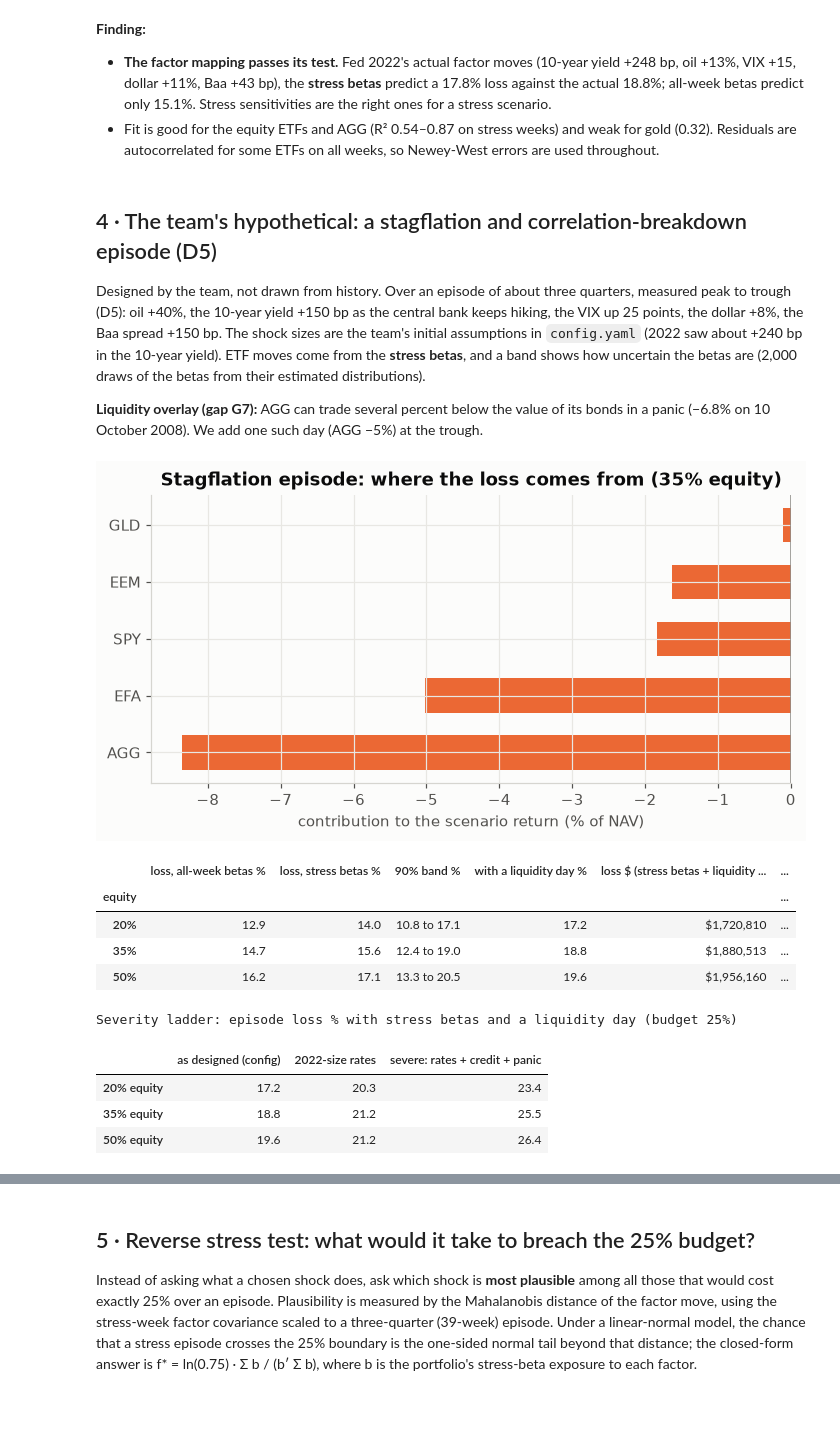
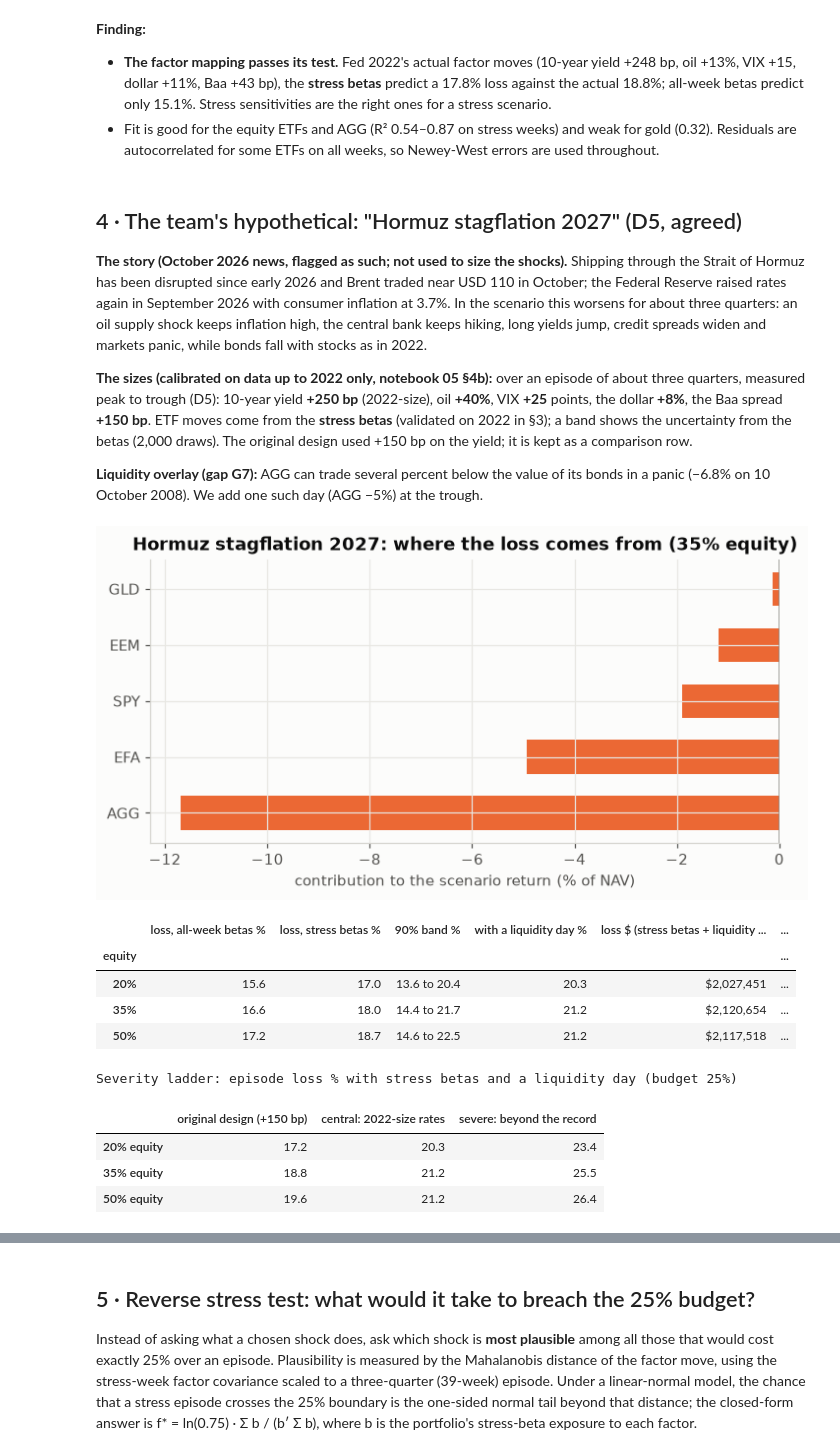
Before and after one commit to Pasidu-Mihiranga/QuantEdge, a Jupyter notebook: notebooks/05_stress_regimes.ipynb, the cells around one changed output, grey strips where cells are left out. Cells and saved outputs as stored; diff of their text form; code cells hidden in the pictures; blank space fills up the shorter version.

```diff
--- a/notebooks/05_stress_regimes.ipynb
+++ b/notebooks/05_stress_regimes.ipynb
@@ -240,56 +240,59 @@ weeks: all 886, stress 130
 - **The factor mapping passes its test.** Fed 2022's actual factor moves (10-year yield +248 bp, oil +13%, VIX +15, dollar +11%, Baa +43 bp), the **stress betas** predict a 17.8% loss against the actual 18.8%; all-week betas predict only 15.1%. Stress sensitivities are the right ones for a stress scenario.
 - Fit is good for the equity ETFs and AGG (R² 0.54–0.87 on stress weeks) and weak for gold (0.32). Residuals are autocorrelated for some ETFs on all weeks, so Newey-West errors are used throughout.
 # %% [markdown]
-## 4 · The team's hypothetical: a stagflation and correlation-breakdown episode (D5)
+## 4 · The team's hypothetical: "Hormuz stagflation 2027" (D5, agreed)
 
-Designed by the team, not drawn from history. Over an episode of about three quarters, measured peak to trough (D5): oil +40%, the 10-year yield +150 bp as the central bank keeps hiking, the VIX up 25 points, the dollar +8%, the Baa spread +150 bp. The shock sizes are the team's initial assumptions in `config.yaml` (2022 saw about +240 bp in the 10-year yield). ETF moves come from the **stress betas**, and a band shows how uncertain the betas are (2,000 draws of the betas from their estimated distributions).
+**The story (October 2026 news, flagged as such; not used to size the shocks).** Shipping through the Strait of Hormuz has been disrupted since early 2026 and Brent traded near USD 110 in October; the Federal Reserve raised rates again in September 2026 with consumer inflation at 3.7%. In the scenario this worsens for about three quarters: an oil supply shock keeps inflation high, the central bank keeps hiking, long yields jump, credit spreads widen and markets panic, while bonds fall with stocks as in 2022.
+
+**The sizes (calibrated on data up to 2022 only, notebook 05 §4b):** over an episode of about three quarters, measured peak to trough (D5): 10-year yield **+250 bp** (2022-size), oil **+40%**, VIX **+25** points, the dollar **+8%**, the Baa spread **+150 bp**. ETF moves come from the **stress betas** (validated on 2022 in §3); a band shows the uncertainty from the betas (2,000 draws). The original design used +150 bp on the yield; it is kept as a comparison row.
 
 **Liquidity overlay (gap G7):** AGG can trade several percent below the value of its bonds in a panic (−6.8% on 10 October 2008). We add one such day (AGG −5%) at the trough.
 # %%
-SHOCK = pd.Series({"10y yield (bp)": 150, "oil (log)": np.log(1.40), "VIX (pts)": 25, "USD (log)": np.log(1.08), "Baa spread (bp)": 150})
+ORIGINAL = pd.Series({"10y yield (bp)": 150, "oil (log)": np.log(1.40), "VIX (pts)": 25, "USD (log)": np.log(1.08), "Baa spread (bp)": 150})
+SHOCK = pd.Series({**ORIGINAL, "10y yield (bp)": 250})          # agreed central case (D5): 2022-size rates
 def scenario(wx, B, C, shock=SHOCK, draws=2000):
     central = float(np.expm1(wx @ (B @ shock).to_numpy()))          # log-return mapping, reported as a simple return
     sims = np.zeros(draws)
     for i, t in enumerate(TICKERS):
         b = rng.multivariate_normal(B.loc[t].to_numpy(), C[t].to_numpy(), size=draws)
         sims += wx[i] * (b @ shock.to_numpy())
     return central, np.quantile(np.expm1(sims), [0.05, 0.95])
 
 rows = []
 for x, wx in WEIGHTS.items():
     c_all, _ = scenario(wx, B_all, C_all)
     c, band = scenario(wx, B_str, C_str)
     liq = c - wx[TICKERS.index("AGG")] * 0.05
     rows.append({"equity": f"{x:.0%}", "loss, all-week betas %": -c_all * 100, "loss, stress betas %": -c * 100,
                  "90% band %": f"{-band[1] * 100:.1f} to {-band[0] * 100:.1f}", "with a liquidity day %": -liq * 100,
                  "loss $ (stress betas + liquidity day)": -liq * NAV,
                  "within D_max (25%)": "yes" if -liq <= D_MAX else "no"})
 hyp = pd.DataFrame(rows).set_index("equity")
-LADDER = {"as designed (config)": SHOCK,
-          "2022-size rates": pd.Series({**SHOCK, "10y yield (bp)": 250}),
-          "severe: rates + credit + panic": pd.Series({**SHOCK, "10y yield (bp)": 250, "Baa spread (bp)": 250, "VIX (pts)": 40,
-                                                      "oil (log)": np.log(1.60), "USD (log)": np.log(1.10)})}
+LADDER = {"original design (+150 bp)": ORIGINAL,
+          "central: 2022-size rates": SHOCK,
+          "severe: beyond the record": pd.Series({**SHOCK, "Baa spread (bp)": 250, "VIX (pts)": 40,
+                                                 "oil (log)": np.log(1.60), "USD (log)": np.log(1.10)})}
 ladder = pd.DataFrame({name: {f"{x:.0%} equity": -(scenario(wx, B_str, C_str, sh, draws=200)[0] - wx[TICKERS.index("AGG")] * 0.05) * 100
                               for x, wx in WEIGHTS.items()} for name, sh in LADDER.items()})
 contrib_h = pd.Series(w * (B_str @ SHOCK).to_numpy() * 100, index=TICKERS)
 fig, ax = plt.subplots(figsize=(7.5, 3.4))
 c = contrib_h[contrib_h.abs() > 0.01].sort_values()
 ax.barh(c.index, c.values, color=[ORANGE if v < 0 else AQUA for v in c.values], height=0.6)
 ax.axvline(0, color=GREY, linewidth=1)
-ax.set(xlabel="contribution to the scenario return (% of NAV)", title="Stagflation episode: where the loss comes from (35% equity)")
+ax.set(xlabel="contribution to the scenario return (% of NAV)", title="Hormuz stagflation 2027: where the loss comes from (35% equity)")
 plt.show()
 display(hyp.style.format({"loss, all-week betas %": "{:.1f}", "loss, stress betas %": "{:.1f}", "with a liquidity day %": "{:.1f}",
                           "loss $ (stress betas + liquidity day)": "${:,.0f}"}))
 ladder.style.format("{:.1f}").set_caption("Severity ladder: episode loss % with stress betas and a liquidity day (budget 25%)")
 # %% [output]
-[figure, old version]
+[figure, new version]
 |  | loss, all-week betas % | loss, stress betas % | 90% band % | with a liquidity day % | loss $ (stress betas + liquidity ... | ... |
 | equity |  |  |  |  |  | ... |
-| 20% | 12.9 | 14.0 | 10.8 to 17.1 | 17.2 | $1,720,810 | ... |
-| 35% | 14.7 | 15.6 | 12.4 to 19.0 | 18.8 | $1,880,513 | ... |
-| 50% | 16.2 | 17.1 | 13.3 to 20.5 | 19.6 | $1,956,160 | ... |
+| 20% | 15.6 | 17.0 | 13.6 to 20.4 | 20.3 | $2,027,451 | ... |
+| 35% | 16.6 | 18.0 | 14.4 to 21.7 | 21.2 | $2,120,654 | ... |
+| 50% | 17.2 | 18.7 | 14.6 to 22.5 | 21.2 | $2,117,518 | ... |
 Severity ladder: episode loss % with stress betas and a liquidity day (budget 25%)
-|  | as designed (config) | 2022-size rates | severe: rates + credit + panic |
+|  | original design (+150 bp) | central: 2022-size rates | severe: beyond the record |
 | 20% equity | 17.2 | 20.3 | 23.4 |
 | 35% equity | 18.8 | 21.2 | 25.5 |
 | 50% equity | 19.6 | 21.2 | 26.4 |
```
Also changed, not shown: parts of 15 cells of this notebook, 5 other files.
